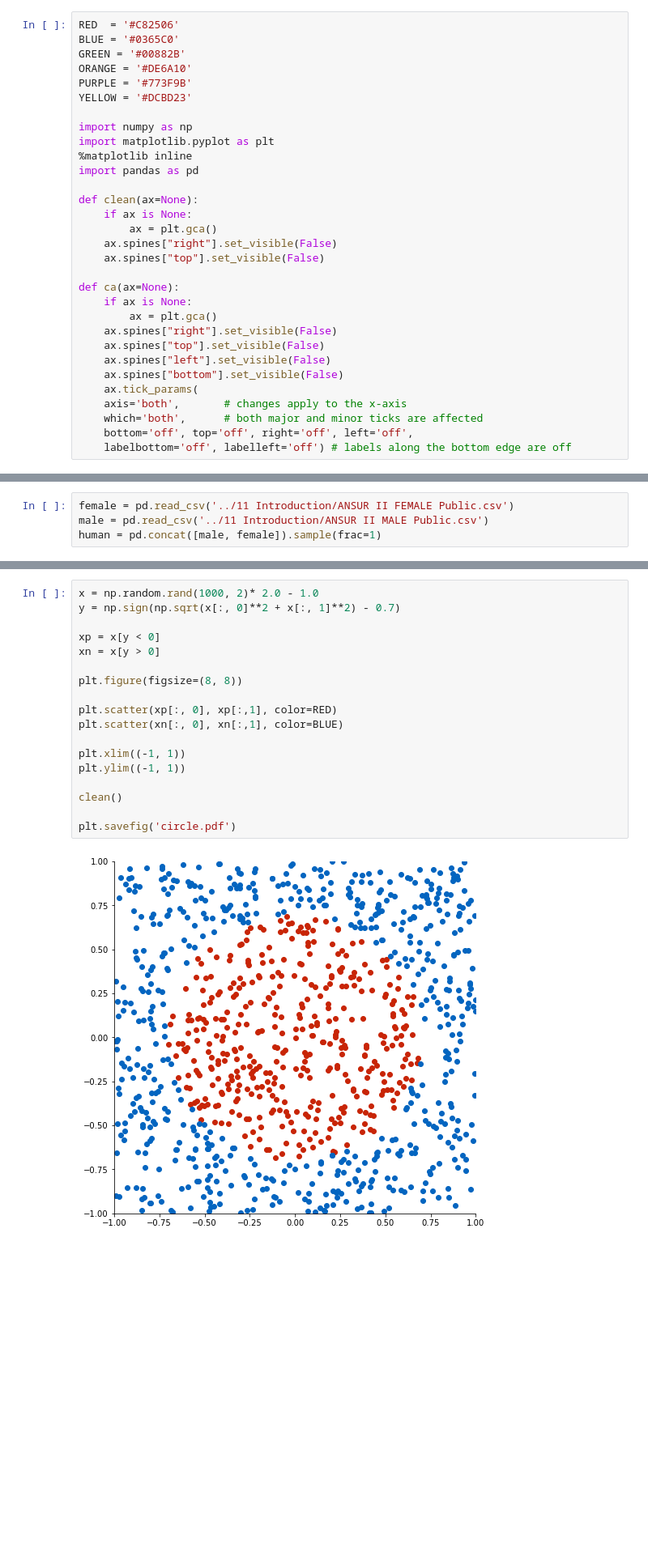
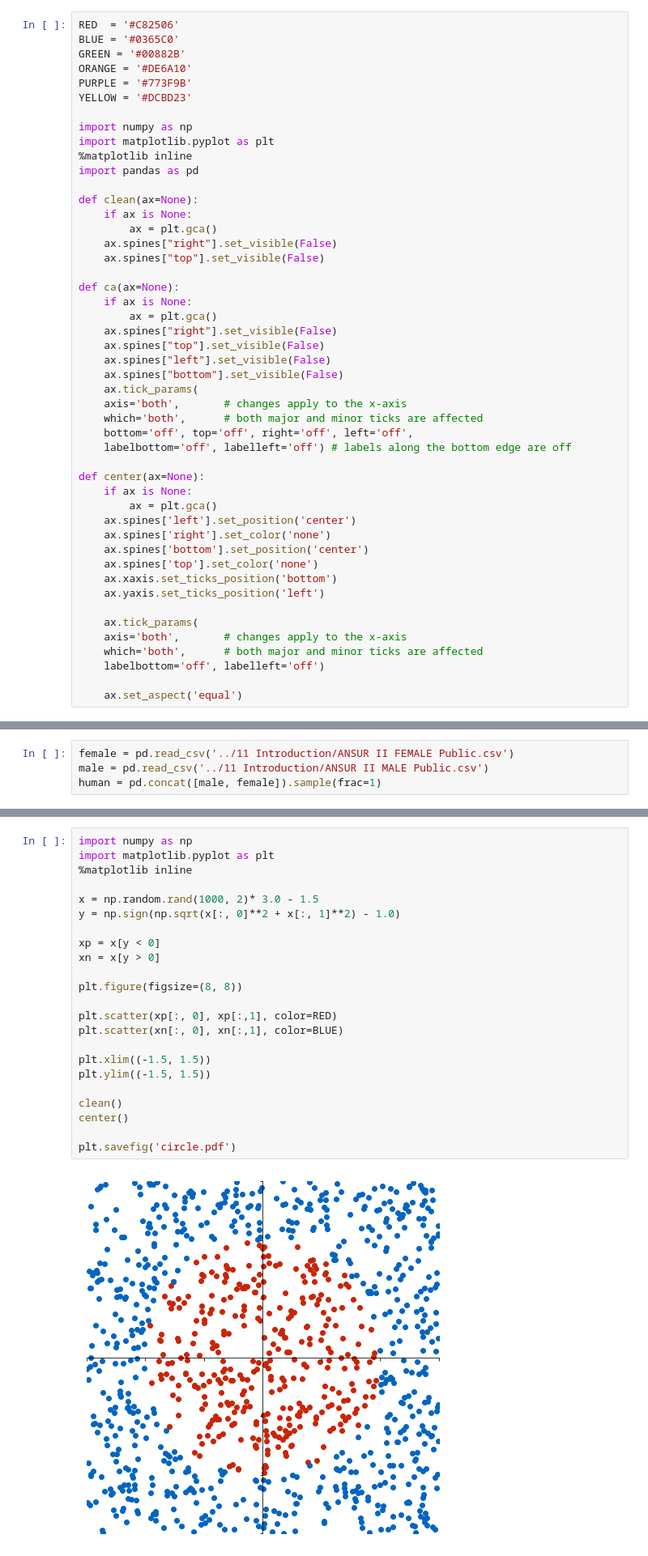
Before and after one commit to pbloem/machine-learning, a Jupyter notebook: code-samples/22 Methodology 2/PCA1.ipynb, the cells around one changed output, grey strips where cells are left out. Shown at 81% size. Drawn from its saved outputs; the diff is of its cells as text; blank space fills up the shorter version.

```diff
--- a/code-samples/22 Methodology 2/PCA1.ipynb
+++ b/code-samples/22 Methodology 2/PCA1.ipynb
@@ -31,6 +31,23 @@ def ca(ax=None):
     which='both',      # both major and minor ticks are affected
     bottom='off', top='off', right='off', left='off',
     labelbottom='off', labelleft='off') # labels along the bottom edge are off
+
+def center(ax=None):
+    if ax is None:
+        ax = plt.gca()
+    ax.spines['left'].set_position('center')
+    ax.spines['right'].set_color('none')
+    ax.spines['bottom'].set_position('center')
+    ax.spines['top'].set_color('none')
+    ax.xaxis.set_ticks_position('bottom')
+    ax.yaxis.set_ticks_position('left')
+
+    ax.tick_params(
+    axis='both',       # changes apply to the x-axis
+    which='both',      # both major and minor ticks are affected
+    labelbottom='off', labelleft='off')
+
+    ax.set_aspect('equal')
 # %%
 from sklearn import datasets
 faces = datasets.fetch_olivetti_faces()
@@ -325,23 +342,28 @@ plt.savefig('regression-problem-cross.pdf')
 # %% [output]
 [figure]
 # %%
-x = np.random.rand(1000, 2)* 2.0 - 1.0
-y = np.sign(np.sqrt(x[:, 0]**2 + x[:, 1]**2) - 0.7)
+import numpy as np
+import matplotlib.pyplot as plt
+%matplotlib inline
+
+x = np.random.rand(1000, 2)* 3.0 - 1.5
+y = np.sign(np.sqrt(x[:, 0]**2 + x[:, 1]**2) - 1.0)
 
 xp = x[y < 0]
 xn = x[y > 0]
 
 plt.figure(figsize=(8, 8))
 
 plt.scatter(xp[:, 0], xp[:,1], color=RED)
 plt.scatter(xn[:, 0], xn[:,1], color=BLUE)
 
-plt.xlim((-1, 1))
-plt.ylim((-1, 1))
+plt.xlim((-1.5, 1.5))
+plt.ylim((-1.5, 1.5))
 
 clean()
+center()
 
 plt.savefig('circle.pdf')
 # %% [output]
-[figure, old version]
+[figure, new version]
 # %%
```
Also changed, not shown: parts of 4 cells of this notebook, 8 other files.
